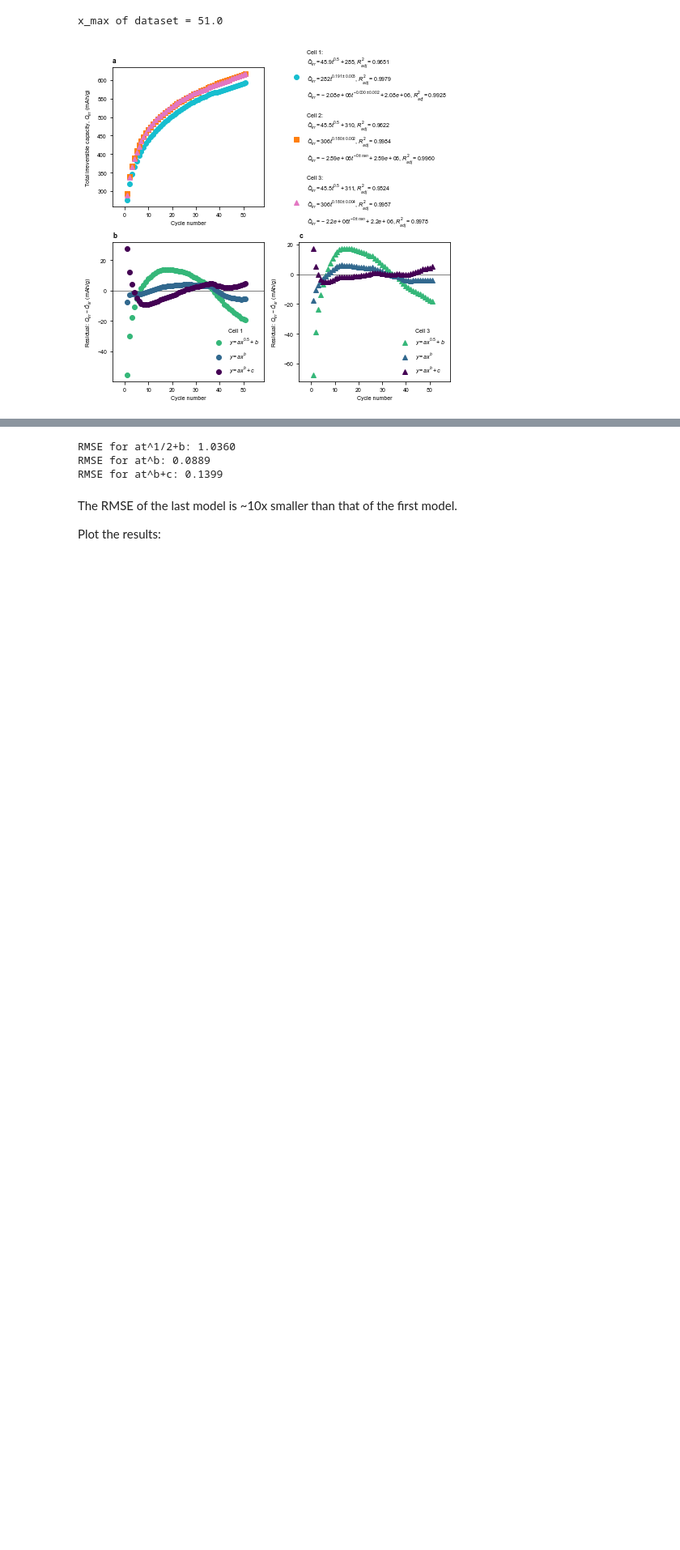
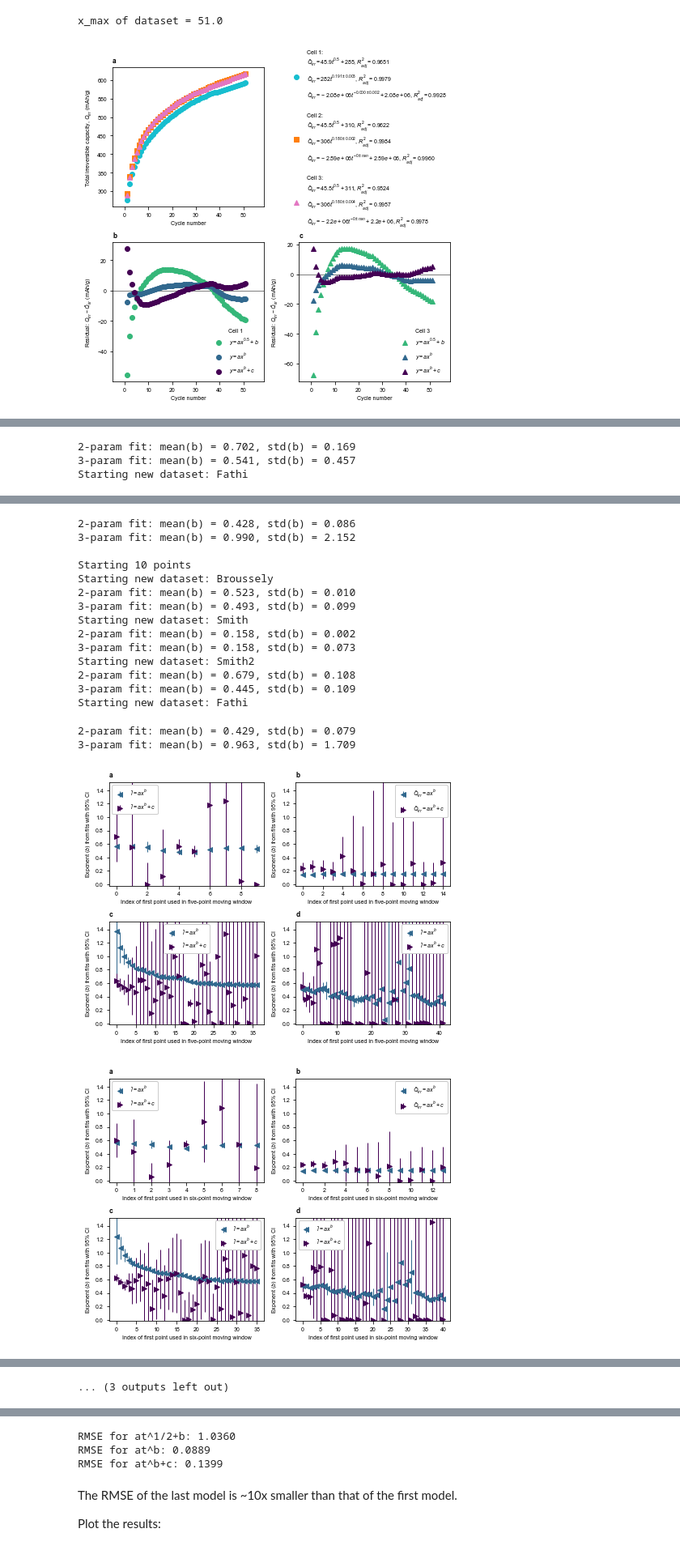
Before and after one commit to petermattia/SEI-growth-time-dependence, a Jupyter notebook: SEI time dependence.ipynb, the cells around one changed output, grey strips where cells are left out. Shown: that part at 81% size. Cells and saved outputs as stored; diff of their text form; code cells hidden in the pictures; blank space fills up the shorter version.

```diff
--- a/SEI time dependence.ipynb
+++ b/SEI time dependence.ipynb
@@ -722,0 +737,20 @@ plt.savefig('figures/Smith_30C_exponent.eps', bbox_inches='tight', format='eps')
+# %%
+n_points = np.arange(5,11)
+
+for n in n_points:
+    print(f'\nStarting {n} points')
+
+    fig, ax = plt.subplots(nrows=2, ncols=2, figsize=(fig_width*2, fig_height*2))
+    ax = ax.ravel()
+
+    plot_moving_window_exponent(Broussely_data[1], Broussely_labels, ax[0], n_points_in_moving_window = n)
+    plot_moving_window_exponent(Smith_30C_data[0], Smith_labels, ax[1], n_points_in_moving_window = n)
+    plot_moving_window_exponent(Smith2_data[0], Smith2_labels, ax[2], n_points_in_moving_window = n)
+    plot_moving_window_exponent(Fathi_data[0], Fathi_labels, ax[3], n_points_in_moving_window = n)
+
+    for k in range(4):
+        ax[k].set_title(chr(97+k), loc='left', weight='bold')
+
+    plt.tight_layout()
+    plt.savefig(f'figures/moving_window_exponent_{n}_points.eps', bbox_inches='tight', format='eps')
+# %% [output]
@@ -722,0 +765,3 @@ plt.savefig('figures/Smith_30C_exponent.eps', bbox_inches='tight', format='eps')
+2-param fit: mean(b) = 0.702, std(b) = 0.169
+3-param fit: mean(b) = 0.541, std(b) = 0.457
+Starting new dataset: Fathi
@@ -722,0 +824,18 @@ plt.savefig('figures/Smith_30C_exponent.eps', bbox_inches='tight', format='eps')
+2-param fit: mean(b) = 0.428, std(b) = 0.086
+3-param fit: mean(b) = 0.990, std(b) = 2.152
+
+Starting 10 points
+Starting new dataset: Broussely
+2-param fit: mean(b) = 0.523, std(b) = 0.010
+3-param fit: mean(b) = 0.493, std(b) = 0.099
+Starting new dataset: Smith
+2-param fit: mean(b) = 0.158, std(b) = 0.002
+3-param fit: mean(b) = 0.158, std(b) = 0.073
+Starting new dataset: Smith2
+2-param fit: mean(b) = 0.679, std(b) = 0.108
+3-param fit: mean(b) = 0.445, std(b) = 0.109
+Starting new dataset: Fathi
+2-param fit: mean(b) = 0.429, std(b) = 0.079
+3-param fit: mean(b) = 0.963, std(b) = 1.709
+[figure, added]
+[figure, added]
@@ -723,2 +843,3 @@ plt.savefig('figures/Smith_30C_exponent.eps', bbox_inches='tight', format='eps')
+... (3 outputs left out)
 # %% [markdown]
 ## Prediction
```
Also changed, not shown: parts of 32 cells of this notebook, 15 other files.
